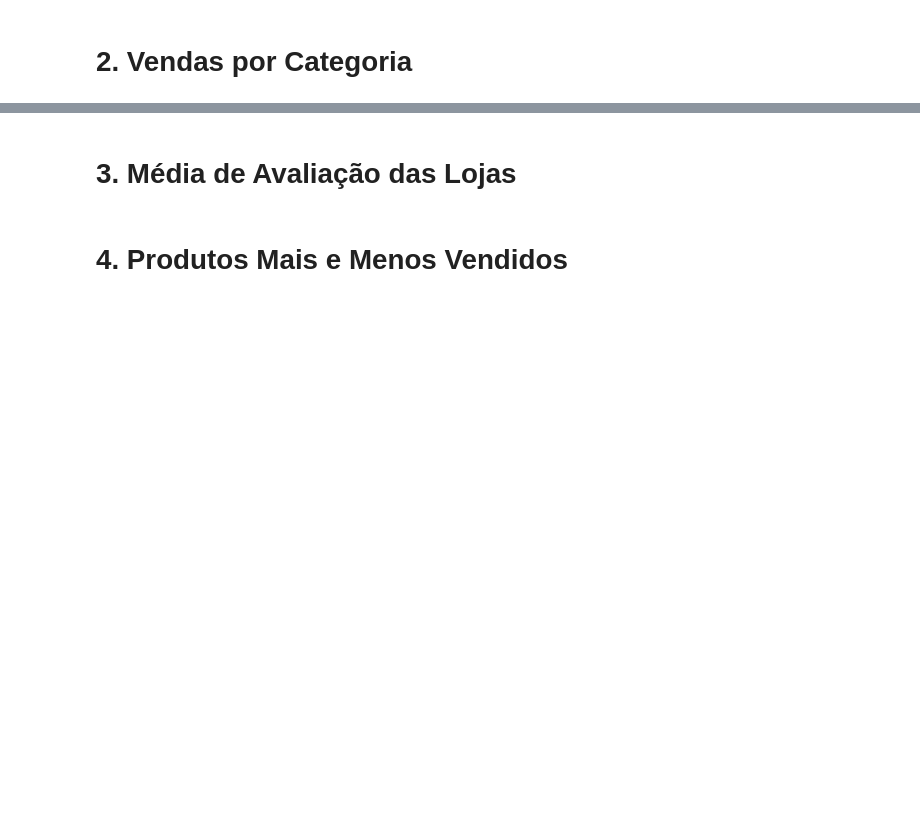
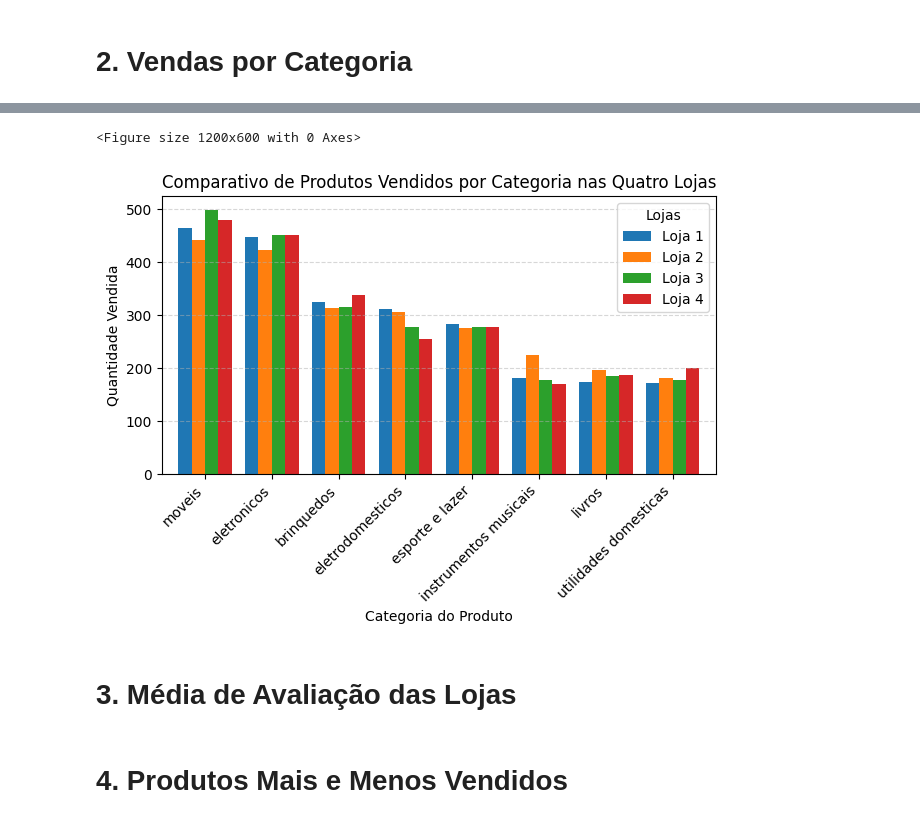
Before and after one commit to AzKatrine/challenge_one_data_science, a Jupyter notebook: AluraStoreBr.ipynb, the cells around one changed output, grey strips where cells are left out. Drawn from its saved outputs; the diff is of its cells as text; code cells hidden in the pictures; blank space fills up the shorter version.

Commit message:
avaliando venda por categoria

```diff
--- a/AluraStoreBr.ipynb
+++ b/AluraStoreBr.ipynb
@@ -30,3 +93,35 @@ loja.head()
+# %%
+import pandas as pd
+import matplotlib.pyplot as plt
+
+# Criando o DataFrame com os dados manuais
+dados = {
+    'Categoria do Produto': [
+        'moveis', 'eletronicos', 'brinquedos', 'eletrodomesticos',
+        'esporte e lazer', 'instrumentos musicais', 'livros', 'utilidades domesticas'
+    ],
+    'Loja 1': [465, 448, 324, 312, 284, 182, 173, 171],
+    'Loja 2': [442, 422, 313, 305, 275, 224, 197, 181],
+    'Loja 3': [499, 451, 315, 278, 277, 177, 185, 177],
+    'Loja 4': [480, 451, 338, 254, 277, 170, 187, 201],
+}
+
+df = pd.DataFrame(dados).set_index('Categoria do Produto')
+
+# Plotando gráfico de barras agrupadas
+plt.figure(figsize=(12, 6))
+df.plot(kind='bar', width=0.8)
+plt.title('Comparativo de Produtos Vendidos por Categoria nas Quatro Lojas')
+plt.xlabel('Categoria do Produto')
+plt.ylabel('Quantidade Vendida')
+plt.xticks(rotation=45, ha='right')
+plt.grid(axis='y', linestyle='--', alpha=0.5)
+plt.tight_layout()
+plt.legend(title='Lojas')
+plt.show()
+# %% [output]
+<Figure size 1200x600 with 0 Axes>
+[figure, added]
 # %% [markdown]
 # 3. Média de Avaliação das Lojas
 # %% [markdown]
```
Also changed, not shown: parts of 3 cells of this notebook.
